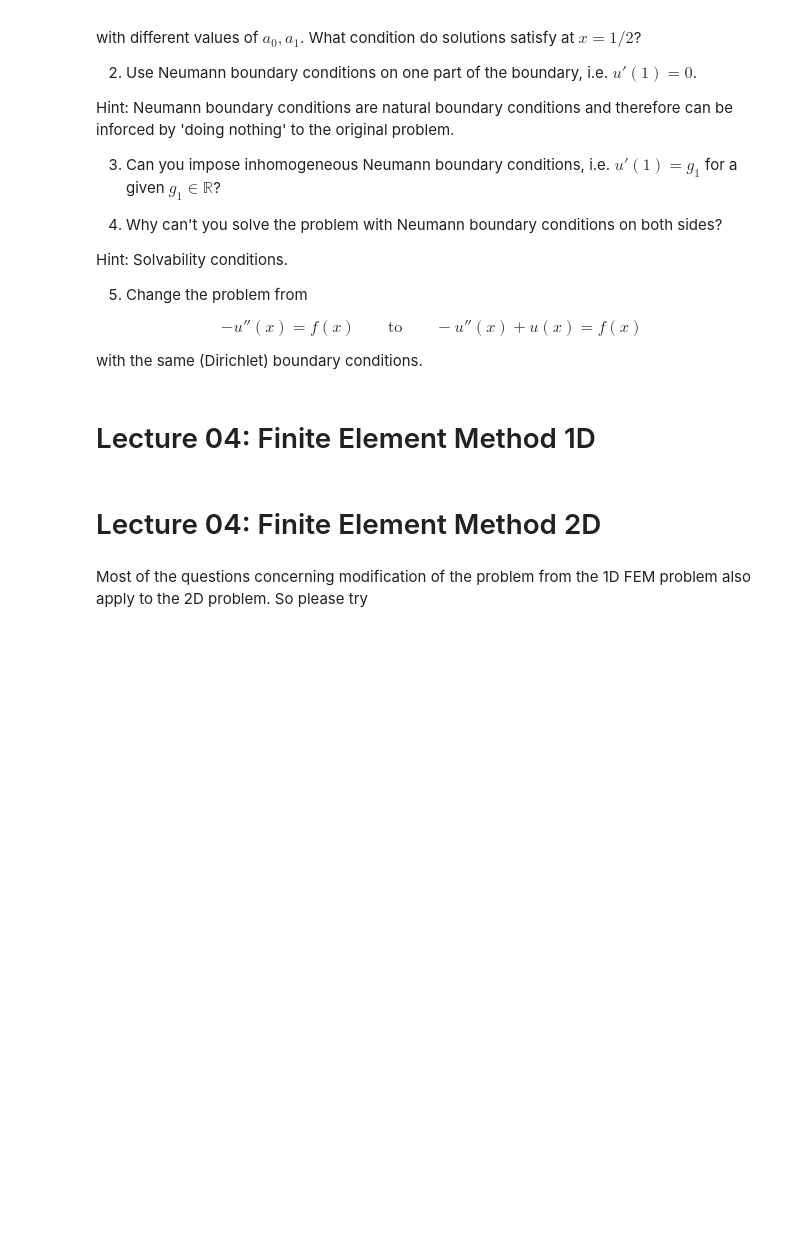
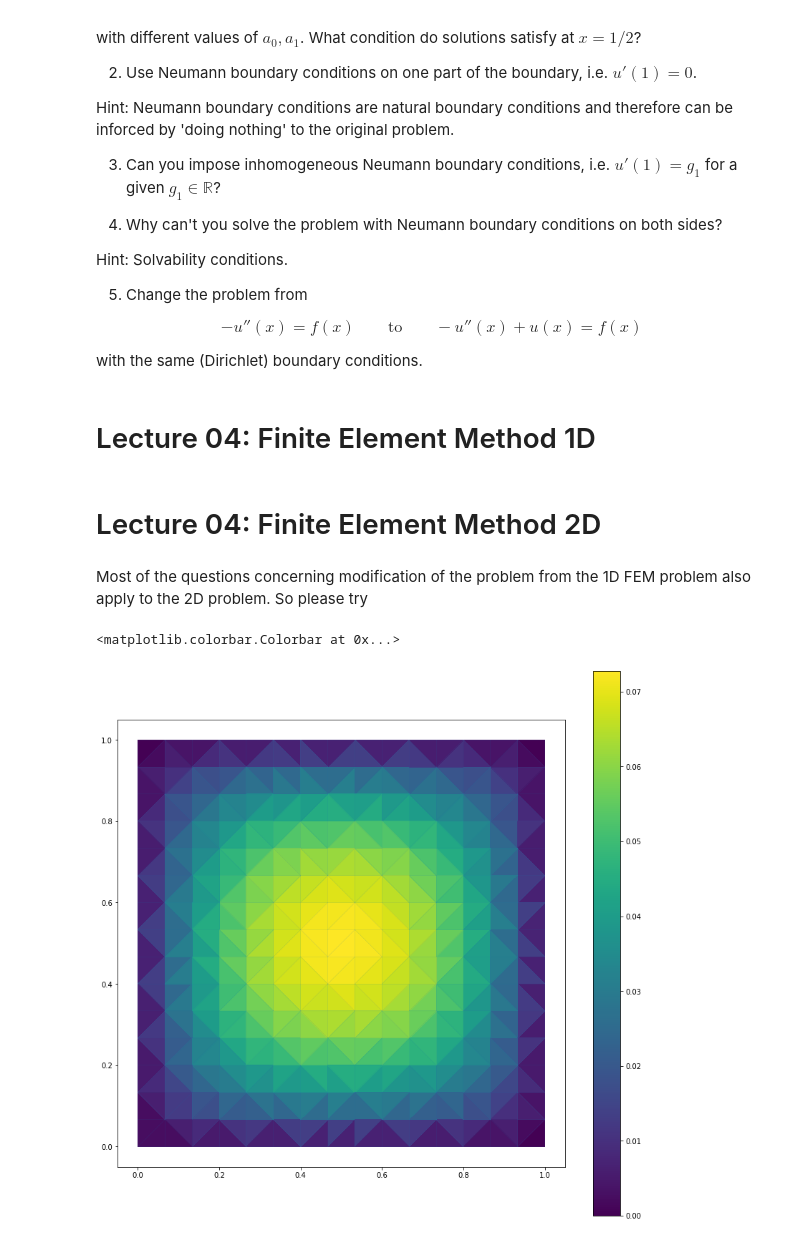
Before and after one commit to dpeschka/NumFluids, a Jupyter notebook: notebook/Lecture05.ipynb, the cells around one changed output. Saved outputs shown, nothing was run; the diff lists cells and outputs as text; code cells hidden in the pictures; blank space fills up the shorter version.

Commit message:
Added mesh generation tool for 2D

```diff
--- a/notebook/Lecture05.ipynb
+++ b/notebook/Lecture05.ipynb
@@ -170,9 +170,30 @@ Most of the questions concerning modification of the problem from the 1D FEM pro
 import numpy as np
 from scipy import sparse
 from scipy.sparse.linalg import spsolve
+from scipy.spatial import Delaunay
+
 import matplotlib.pyplot as plt
 from mpl_toolkits.mplot3d import Axes3D
 from readtria import readtria
+
+def square_mesh(L=1.0,k=16):
+    h = L/k
+    xh, yh = np.meshgrid(np.linspace(0,L,k), np.linspace(0,L,k))
+    xh     = xh.flatten()
+    yh     = yh.flatten()
+    points = np.array([xh,yh]).T
+    tri    = Delaunay(points)
+    e2     = tri.simplices
+
+    nelement = np.size(e2,0)
+    npoint   = np.size(xh,0)
+
+    # sel      =
+    idp      = np.zeros(npoint)
+    idp[(xh<h/2)|(yh<h/2)|(xh>(L-h/2))|(yh>(L-h/2))] = 1
+    ide      = []
+
+    return xh,yh,npoint,nelement,e2,idp,ide
 
 def generate_transformation2D(k, e2, x, y):
     dx1 = x[e2[k, 1]]-x[e2[k, 0]]
@@ -206,7 +227,8 @@ def local_mass2D(Fdet):
 
 # FEM Python sample code
 # x, y, npo, ne, e2, idp, ide = readtria('./meshes/house.1')  # read mesh from file
-x, y, npo, ne, e2, idp, ide = readtria('./meshes/cheese')  # read mesh from file
+#x, y, npo, ne, e2, idp, ide = readtria('./meshes/cheese')  # read mesh from file
+x, y, npo, ne, e2, idp, ide = square_mesh()  # read mesh from file
 
 localtoglobal2DP1           = e2                  # could it be this simple? why?
 
@@ -226,30 +248,33 @@ for k in np.arange(0, ne):
     # build local matrices (mass, stiffness, ...)
     sloc = local_stiff2D(Fdet, Finv)  # element stiffness matrix
     mloc = local_mass2D(Fdet)       # element mass matrix
     #
     # compute i,j indices of the global matrix
     dofs = localtoglobal2DP1[k, :]
     ii[k, :] = dofs[[0, 1, 2, 0, 1, 2, 0, 1, 2]]  # local-to-global
     jj[k, :] = dofs[[0, 0, 0, 1, 1, 1, 2, 2, 2]]  # local-to-global
     #
     # compute a(i,j) values of the global matrix
     aa[k, :] = sloc.flatten(order="F")
     bb[k, :] = mloc.flatten(order="F")
 
 # create sparse matrices
 A = sparse.csr_matrix((aa.flatten(order="F"), (ii.flatten(
     order="F"), jj.flatten(order="F"))), shape=(npo, npo))
 M = sparse.csr_matrix((bb.flatten(order="F"), (ii.flatten(
     order="F"), jj.flatten(order="F"))), shape=(npo, npo))
 
 # build rhs and take into account Dirichlet bcs, solve, plot
 rhs = M*np.ones(npo)
 u = np.zeros(npo)
 u[it] = spsolve(A[np.ix_(it, it)], rhs[it])
 
 # plotting
 fig, ax = plt.subplots(figsize=(14,14))
 ax.set_aspect('equal')
 c = plt.tripcolor(x,y,u,triangles=e2)
 plt.triplot(x,y,triangles=e2,linewidth=0.1)
 fig.colorbar(c)
+# %% [output]
+<matplotlib.colorbar.Colorbar at 0x...>
+[figure, added]
```
